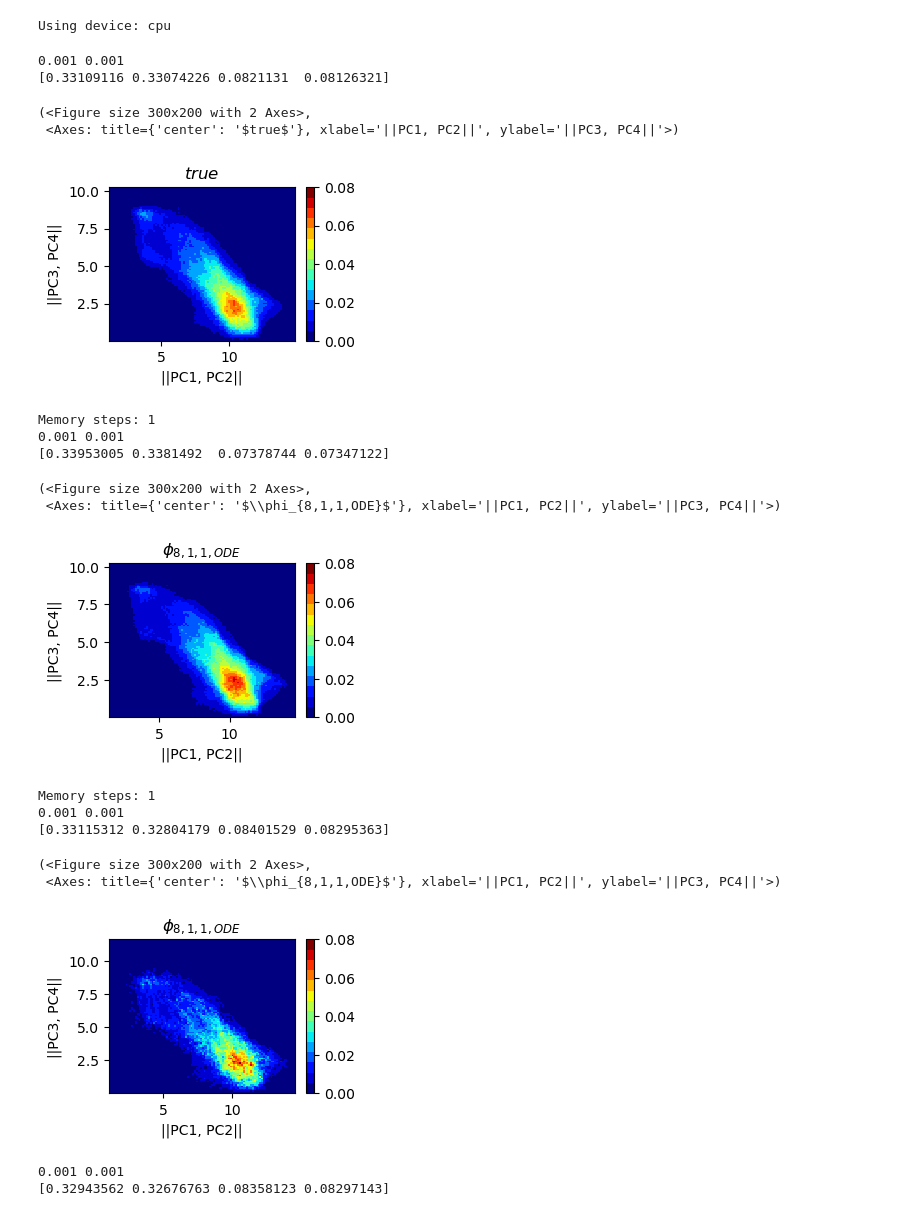
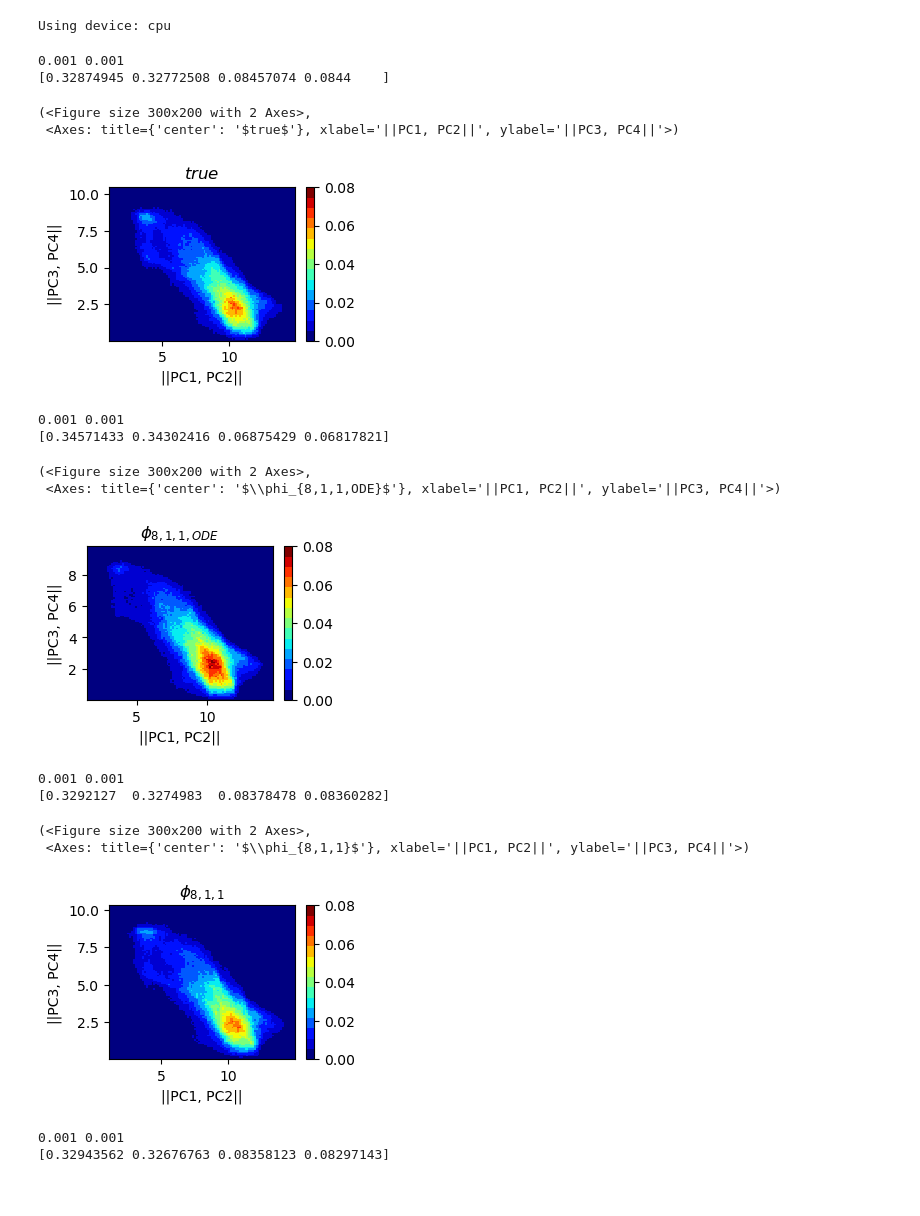
Before and after one commit to DLR-PA-EVA/schoenfeld26james_PrognosticMemoryParmeterizations, a Jupyter notebook: regime_analysis.ipynb, the cells around one changed output. Saved outputs shown, nothing was run; the diff lists cells and outputs as text; code cells hidden in the pictures.

```diff
--- a/regime_analysis.ipynb
+++ b/regime_analysis.ipynb
@@ -218,32 +89,30 @@ def plot_regimes(X, title):
 
     return fig, ax
 # %%
-plot_regimes(get_X(path='online_runs/NO_PARAMETRIZATION/time=10000000_m=0.001_tau=0.001.pkl'),
+plot_regimes(get_X(path='online_runs/NO_PARAMETRIZATION/m=0.001_tau=0.001_t=10000MTU_20250903172407.nc'),
              title=r'$true$')
 # %% [output]
 0.001 0.001
-[0.33109116 0.33074226 0.0821131  0.08126321]
+[0.32874945 0.32772508 0.08457074 0.0844    ]
 (<Figure size 300x200 with 2 Axes>,
  <Axes: title={'center': '$true$'}, xlabel='||PC1, PC2||', ylabel='||PC3, PC4||'>)
-[figure, old version]
+[figure, new version]
 # %%
-plot_regimes(get_X(path='online_runs/ODE_Z_online/input_lagg=1000/time=10000MTU_m=0.001_tau=0.001.nc'), title=r'$\phi_{8,1,1,ODE}$')
+plot_regimes(get_X(path='online_runs/ODE_Z_online/latent_dims=8_past_timesteps=1000_n_neighbours=0/m=0.001_tau=0.001_t=10000MTU_20250912164848.nc'), title=r'$\phi_{8,1,1,ODE}$')
 # %% [output]
-Memory steps: 1
 0.001 0.001
-[0.33953005 0.3381492  0.07378744 0.07347122]
+[0.34571433 0.34302416 0.06875429 0.06817821]
 (<Figure size 300x200 with 2 Axes>,
  <Axes: title={'center': '$\\phi_{8,1,1,ODE}$'}, xlabel='||PC1, PC2||', ylabel='||PC3, PC4||'>)
-[figure, old version]
+[figure, new version]
 # %%
-plot_regimes(get_X(path='online_runs/ODE_Z_online/input_lagg=1000/time=1000MTU_m=0.001_tau=0.001_less_data.nc'), title=r'$\phi_{8,1,1,ODE}$')
+plot_regimes(get_X(path='online_runs/NN+AE+D/latent_dims=8_past_timesteps=1000_n_neighbours=0/m=0.001_tau=0.001_t=10000MTU_20250908165256.nc'), title=r'$\phi_{8,1,1}$')
 # %% [output]
-Memory steps: 1
 0.001 0.001
-[0.33115312 0.32804179 0.08401529 0.08295363]
+[0.3292127  0.3274983  0.08378478 0.08360282]
 (<Figure size 300x200 with 2 Axes>,
- <Axes: title={'center': '$\\phi_{8,1,1,ODE}$'}, xlabel='||PC1, PC2||', ylabel='||PC3, PC4||'>)
+ <Axes: title={'center': '$\\phi_{8,1,1}$'}, xlabel='||PC1, PC2||', ylabel='||PC3, PC4||'>)
-[figure, old version]
+[figure, new version]
 # %%
 plot_regimes(get_X(path='online_runs/NN/input_lagg=0/time=10000MTU_m=0.001_tau=0.001.pkl'),
              title=r'$\phi_{0,0,8}$')
```
Also changed, not shown: parts of 3 cells of this notebook, 5 other files.
